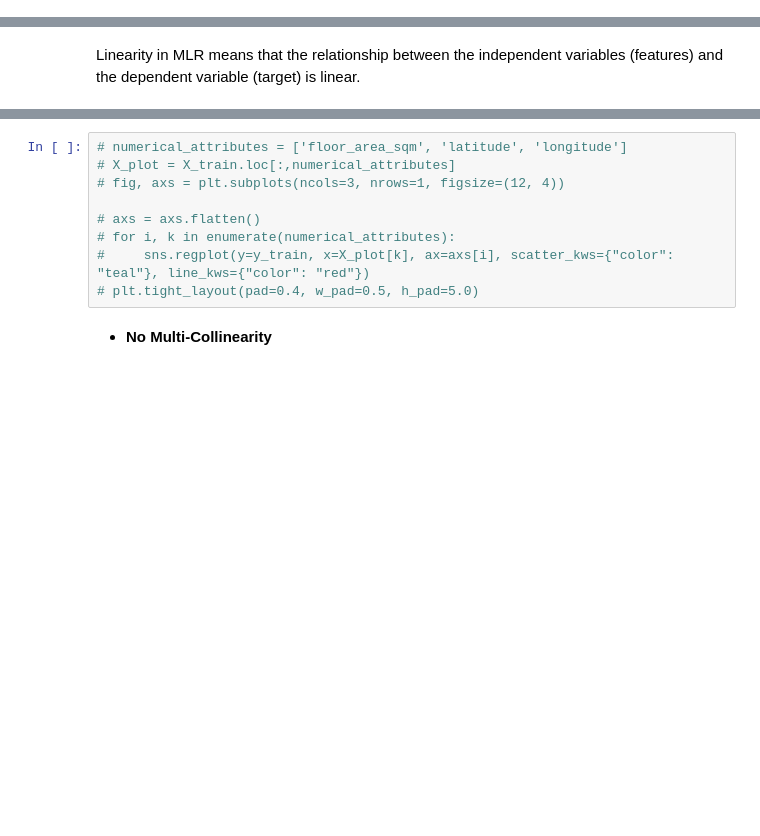
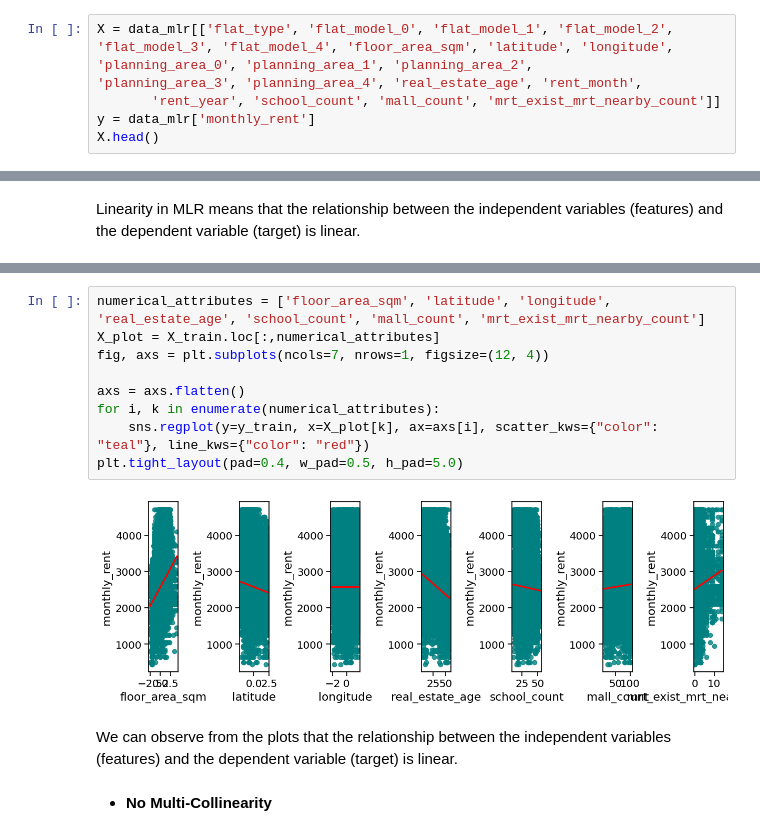
Before and after one commit to Guiltylife/CS5228-Team31-Project, a Jupyter notebook: cs5228-team31.ipynb, the cells around one changed output, grey strips where cells are left out. Drawn from its saved outputs; the diff is of its cells as text; blank space fills up the shorter version.

```diff
--- a/cs5228-team31.ipynb
+++ b/cs5228-team31.ipynb
@@ -1030,0 +1036,5 @@ Different modelling methods may involve different data processing and feature en
+# %%
+X = data_mlr[['flat_type', 'flat_model_0', 'flat_model_1', 'flat_model_2', 'flat_model_3', 'flat_model_4', 'floor_area_sqm', 'latitude', 'longitude', 'planning_area_0', 'planning_area_1', 'planning_area_2',        'planning_area_3', 'planning_area_4', 'real_estate_age', 'rent_month',
+       'rent_year', 'school_count', 'mall_count', 'mrt_exist_mrt_nearby_count']]
+y = data_mlr['monthly_rent']
+X.head()
@@ -1080,12 +1122,16 @@ Linearity in MLR means that the relationship between the independent variables (
 # %%
-# numerical_attributes = ['floor_area_sqm', 'latitude', 'longitude']
-# X_plot = X_train.loc[:,numerical_attributes]
-# fig, axs = plt.subplots(ncols=3, nrows=1, figsize=(12, 4))
+numerical_attributes = ['floor_area_sqm', 'latitude', 'longitude', 'real_estate_age', 'school_count', 'mall_count', 'mrt_exist_mrt_nearby_count']
+X_plot = X_train.loc[:,numerical_attributes]
+fig, axs = plt.subplots(ncols=7, nrows=1, figsize=(12, 4))
 
-# axs = axs.flatten()
-# for i, k in enumerate(numerical_attributes):
-#     sns.regplot(y=y_train, x=X_plot[k], ax=axs[i], scatter_kws={"color": "teal"}, line_kws={"color": "red"})
-# plt.tight_layout(pad=0.4, w_pad=0.5, h_pad=5.0)
+axs = axs.flatten()
+for i, k in enumerate(numerical_attributes):
+    sns.regplot(y=y_train, x=X_plot[k], ax=axs[i], scatter_kws={"color": "teal"}, line_kws={"color": "red"})
+plt.tight_layout(pad=0.4, w_pad=0.5, h_pad=5.0)
+# %% [output]
+[figure, added]
+# %% [markdown]
+We can observe from the plots that the relationship between the independent variables (features) and the dependent variable (target) is linear.
 # %% [markdown]
 * **No Multi-Collinearity**
 # %% [markdown]
```
Also changed, not shown: parts of 99 cells of this notebook.
